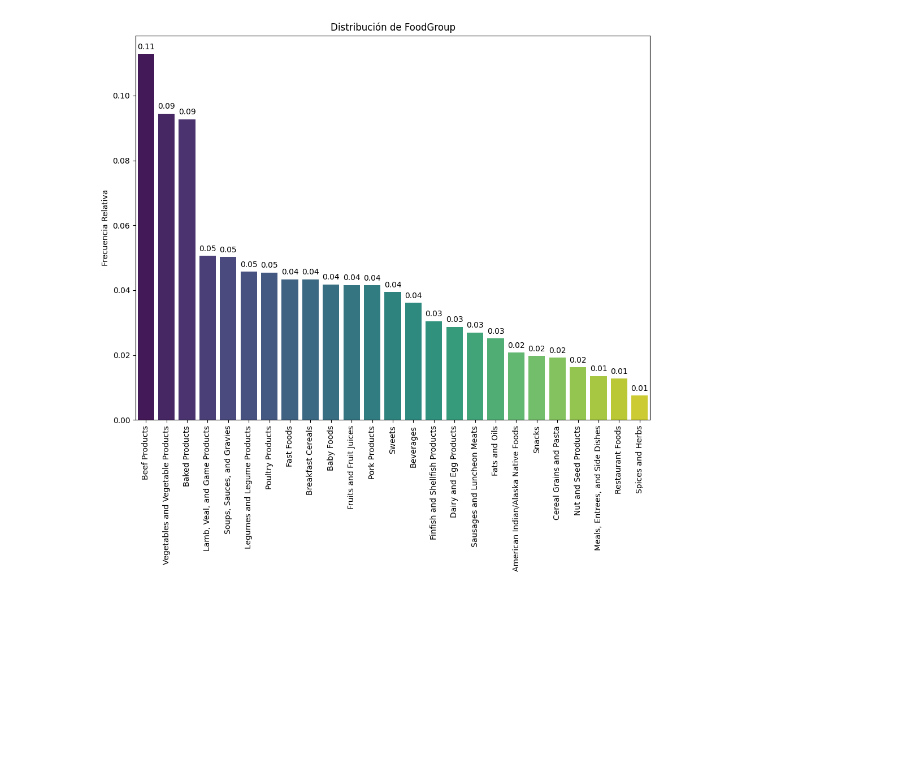
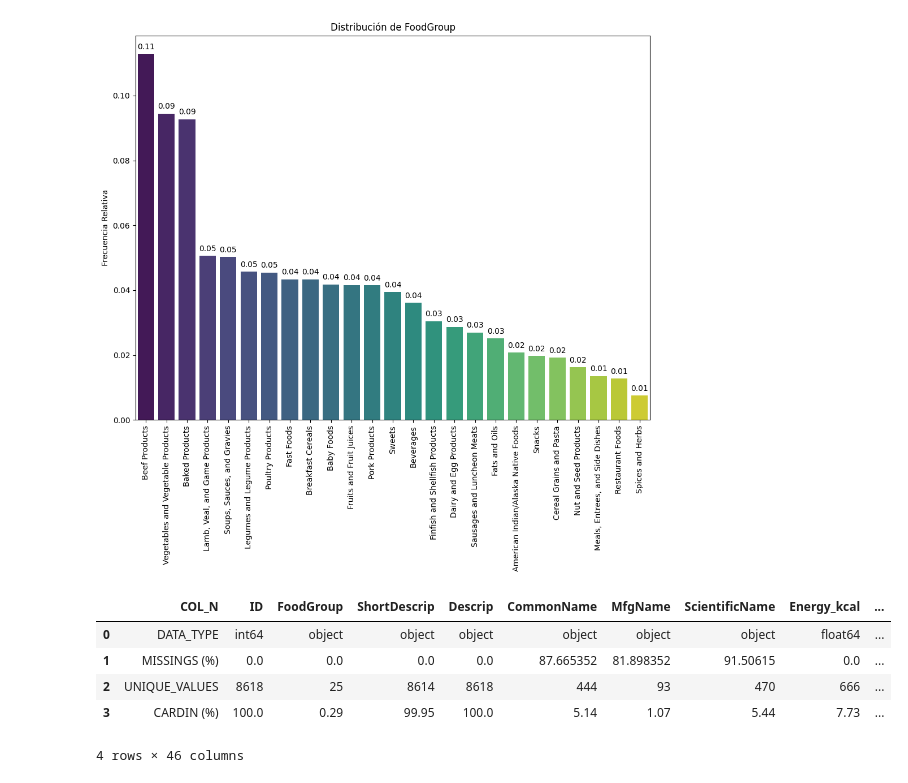
Before and after one commit to somm14/Pipelines_practica, a Jupyter notebook: modelo.ipynb, the cells around one changed output. Drawn from its saved outputs; the diff is of its cells as text; code cells hidden in the pictures; blank space fills up the shorter version.

```diff
--- a/modelo.ipynb
+++ b/modelo.ipynb
@@ -111,0 +125,9 @@ plt.show()
+# %%
+tb.describe_df(df)
+# %% [output]
+|  | COL_N | ID | FoodGroup | ShortDescrip | Descrip | CommonName | MfgName | ScientificName | Energy_kcal | ... |
+| 0 | DATA_TYPE | int64 | object | object | object | object | object | object | float64 | ... |
+| 1 | MISSINGS (%) | 0.0 | 0.0 | 0.0 | 0.0 | 87.665352 | 81.898352 | 91.50615 | 0.0 | ... |
+| 2 | UNIQUE_VALUES | 8618 | 25 | 8614 | 8618 | 444 | 93 | 470 | 666 | ... |
+| 3 | CARDIN (%) | 100.0 | 0.29 | 99.95 | 100.0 | 5.14 | 1.07 | 5.44 | 7.73 | ... |
+4 rows × 46 columns
```
Also changed, not shown: parts of 9 cells of this notebook.
